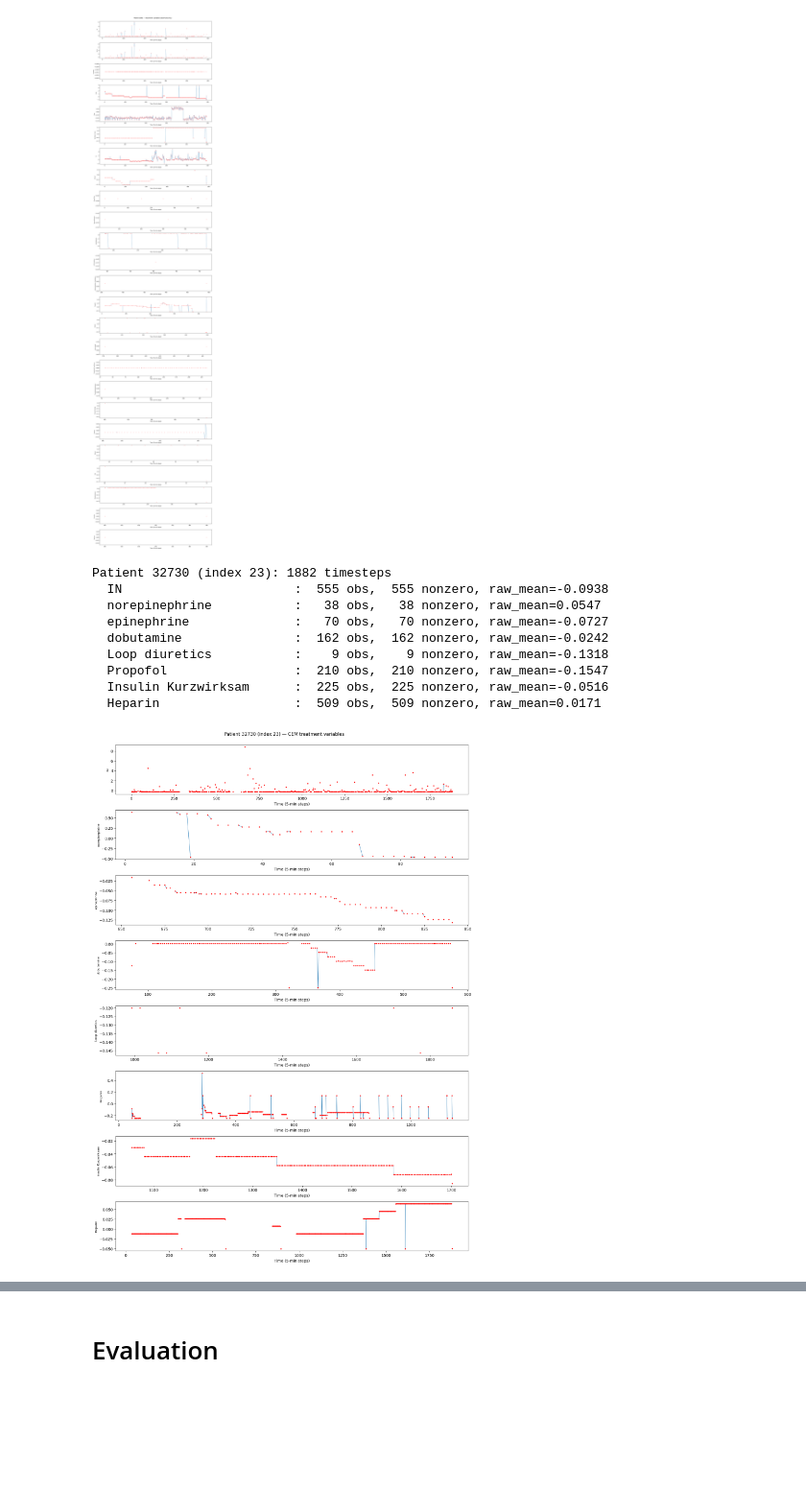
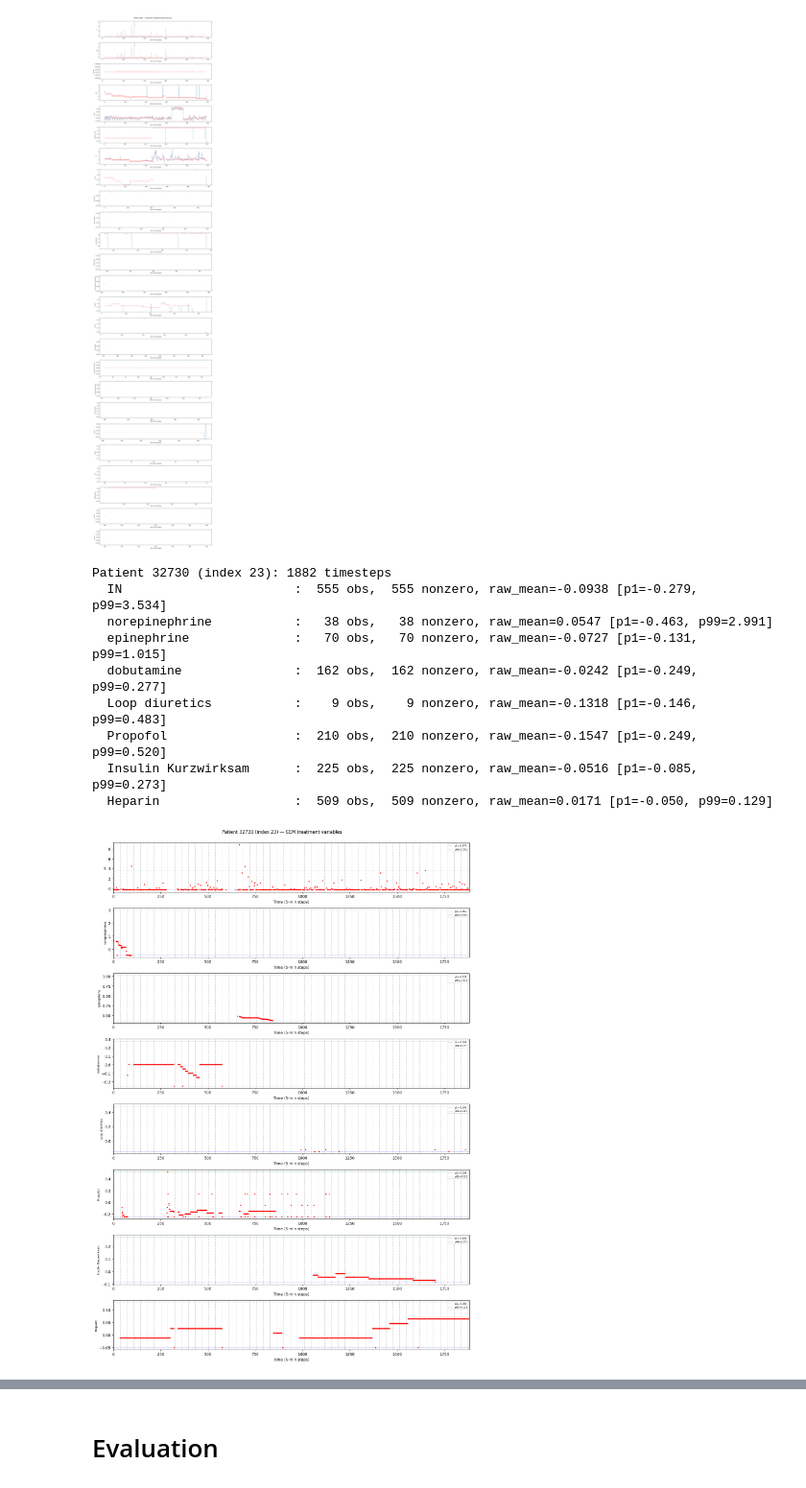
Before and after one commit to david-ege/Exploring-World-Models-for-Virtual-Patient-Simulation-in-Critical-Care, a Jupyter notebook: common_stage_exploration.ipynb, the cells around one changed output, grey strips where cells are left out. Shown at 96% size. Drawn from its saved outputs; the diff is of its cells as text; code cells hidden in the pictures; blank space fills up the shorter version.

```diff
--- a/common_stage_exploration.ipynb
+++ b/common_stage_exploration.ipynb
@@ -532,14 +532,18 @@ Patient 3081: 499 timesteps, 25/94 treatments observed
 import h5py, hdf5plugin
 import numpy as np
 import data.constants as constants
+import config
+import json
 import matplotlib.pyplot as plt
 from data.constants import CEM_TREATMENT_LOCAL_IDX, CEM_TREATMENT_NAMES, TREATMENT_IDX
+
+with open('/home/bbe9928/thesis_work/hirid_jepa/data/cem_treatment_percentiles.json') as f:
+    PERCENTILES = json.load(f)
 
 def Plot_Patient_CEM_Treatments(pid_target, split='test'):
     f = h5py.File('/home/bbe9928/thesis_work/hirid_jepa/data/Cardiovascular_common_subset.h5', 'r')
     windows = f['windows'][split][:]
 
-    # Find the patient by pid
     match = np.where(windows[:, 2] == pid_target)[0]
     if len(match) == 0:
         print(f"Patient {pid_target} not found in {split} split")
@@ -547,48 +551,63 @@ def Plot_Patient_CEM_Treatments(pid_target, split='test'):
         return
     idx = match[0]
     start, end, pid = windows[idx]
 
     cem_global_idx = [TREATMENT_IDX[i] for i in CEM_TREATMENT_LOCAL_IDX]
-
     patient_data = f['data'][split][start:end][:, cem_global_idx]
     patient_mask = f['mask'][split][start:end][:, cem_global_idx]
     f.close()
 
+    n_steps   = end - start
     plot_data = patient_data.copy().astype(float)
     plot_data[patient_mask == 0] = np.nan
 
-    print(f"Patient {pid} (index {idx}): {end-start} timesteps")
+    print(f"Patient {pid} (index {idx}): {n_steps} timesteps")
     for i, name in enumerate(CEM_TREATMENT_NAMES):
-        n_obs = (patient_mask[:, i] == 1).sum()
+        n_obs   = (patient_mask[:, i] == 1).sum()
         nonzero = patient_data[:, i][patient_mask[:, i] == 1]
         nonzero = nonzero[nonzero != 0]
+        p1      = PERCENTILES[name]['p1']
+        p99     = PERCENTILES[name]['p99']
         print(f"  {name:25s}: {n_obs:4d} obs, {len(nonzero):4d} nonzero, "
-              f"raw_mean={patient_data[:, i][patient_mask[:, i]==1].mean() if n_obs>0 else float('nan'):.4f}")
+              f"raw_mean={patient_data[:, i][patient_mask[:, i]==1].mean() if n_obs>0 else float('nan'):.4f} "
+              f"[p1={p1:.3f}, p99={p99:.3f}]")
 
     n_vars = len(CEM_TREATMENT_NAMES)
     fig, axes = plt.subplots(n_vars, 1, figsize=(14, max(2, 2.5 * n_vars)))
 
     for i, name in enumerate(CEM_TREATMENT_NAMES):
-        axes[i].plot(plot_data[:, i], linewidth=0.8)
+        obs_times = np.where(~np.isnan(plot_data[:, i]))[0]
+        axes[i].scatter(obs_times, plot_data[obs_times, i], s=4, color='red', zorder=5)
         axes[i].set_ylabel(name, fontsize=8)
         axes[i].set_xlabel("Time (5-min steps)")
-        obs_times = np.where(~np.isnan(plot_data[:, i]))[0]
-        axes[i].scatter(obs_times, plot_data[obs_times, i],
-                        s=4, color='red', zorder=5)
+        axes[i].set_xlim(0, n_steps - 1)
+
+        # Percentile lines
+        p1  = PERCENTILES[name]['p1']
+        p99 = PERCENTILES[name]['p99']
+        axes[i].axhline(p1,  color='blue', linestyle=':', linewidth=0.8,
+                        alpha=0.7, label=f'p1={p1:.3f}')
+        axes[i].axhline(p99, color='green', linestyle=':', linewidth=0.8,
+                        alpha=0.7, label=f'p99={p99:.3f}')
+        axes[i].legend(fontsize=6, loc='upper right')
+
+        # Context step separators
+        for sep in range(config.CONTEXT_STEPS, n_steps, config.CONTEXT_STEPS):
+            axes[i].axvline(sep, color='gray', linestyle='--', linewidth=0.7, alpha=0.6)
 
     plt.suptitle(f"Patient {pid} (index {idx}) — CEM treatment variables")
     plt.tight_layout(rect=[0, 0, 1, 0.98])
     plt.show()
 
-Plot_Patient_CEM_Treatments(16339, split='test')
+Plot_Patient_CEM_Treatments(32730, split='test')
 # %% [output]
 Patient 32730 (index 23): 1882 timesteps
-  IN                       :  555 obs,  555 nonzero, raw_mean=-0.0938
-  norepinephrine           :   38 obs,   38 nonzero, raw_mean=0.0547
-  epinephrine              :   70 obs,   70 nonzero, raw_mean=-0.0727
-  dobutamine               :  162 obs,  162 nonzero, raw_mean=-0.0242
-  Loop diuretics           :    9 obs,    9 nonzero, raw_mean=-0.1318
-  Propofol                 :  210 obs,  210 nonzero, raw_mean=-0.1547
-  Insulin Kurzwirksam      :  225 obs,  225 nonzero, raw_mean=-0.0516
-  Heparin                  :  509 obs,  509 nonzero, raw_mean=0.0171
+  IN                       :  555 obs,  555 nonzero, raw_mean=-0.0938 [p1=-0.279, p99=3.534]
+  norepinephrine           :   38 obs,   38 nonzero, raw_mean=0.0547 [p1=-0.463, p99=2.991]
+  epinephrine              :   70 obs,   70 nonzero, raw_mean=-0.0727 [p1=-0.131, p99=1.015]
+  dobutamine               :  162 obs,  162 nonzero, raw_mean=-0.0242 [p1=-0.249, p99=0.277]
+  Loop diuretics           :    9 obs,    9 nonzero, raw_mean=-0.1318 [p1=-0.146, p99=0.483]
+  Propofol                 :  210 obs,  210 nonzero, raw_mean=-0.1547 [p1=-0.249, p99=0.520]
+  Insulin Kurzwirksam      :  225 obs,  225 nonzero, raw_mean=-0.0516 [p1=-0.085, p99=0.273]
+  Heparin                  :  509 obs,  509 nonzero, raw_mean=0.0171 [p1=-0.050, p99=0.129]
-[figure, old version]
+[figure, new version]
```
Also changed, not shown: parts of 10 cells of this notebook, 16 other files.
